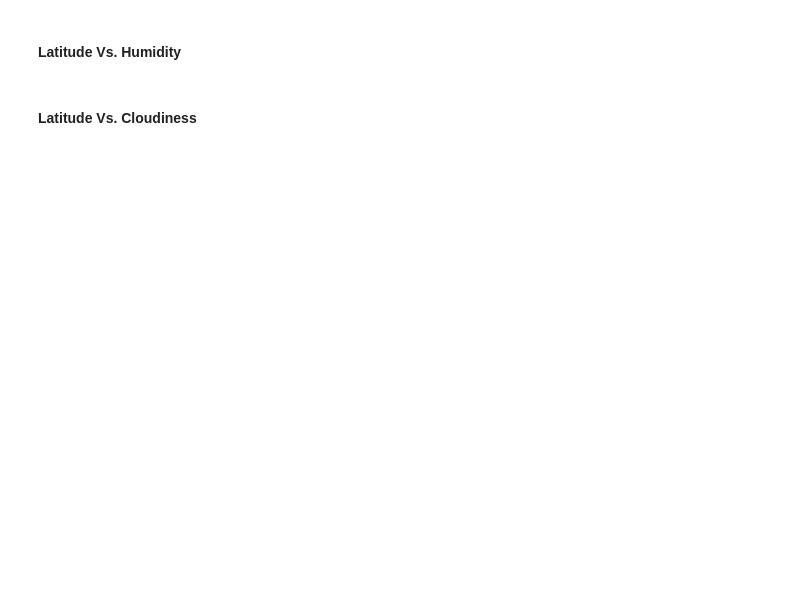
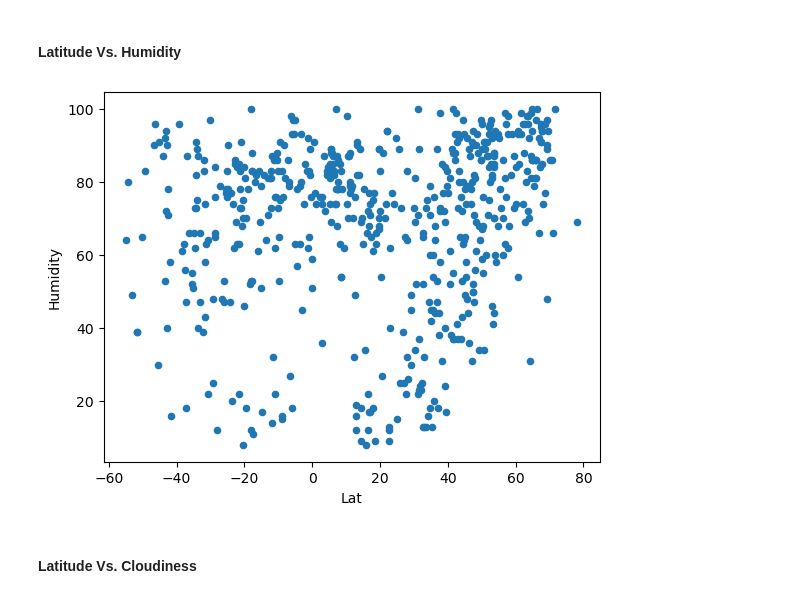
Before and after one commit to akanshark/python-api-challenge, a Jupyter notebook: WeatherPy.ipynb, the cells around one changed output. Saved outputs shown, nothing was run; the diff lists cells and outputs as text; code cells hidden in the pictures; blank space fills up the shorter version.

```diff
--- a/WeatherPy.ipynb
+++ b/WeatherPy.ipynb
@@ -196,16 +206,18 @@ plt.show()
 #### Latitude Vs. Humidity
 # %%
 # Build the scatter plots for latitude vs. humidity
-# YOUR CODE HERE
+city_data_df.plot.scatter(x='Lat', y='Humidity')
 
 # Incorporate the other graph properties
 # YOUR CODE HERE
 
 # Save the figure
 plt.savefig("output_data/Fig2.png")
 
 # Show plot
 plt.show()
+# %% [output]
+[figure, added]
 # %% [markdown]
 #### Latitude Vs. Cloudiness
 # %%
```
Also changed, not shown: parts of 31 cells of this notebook, 13 other files.
